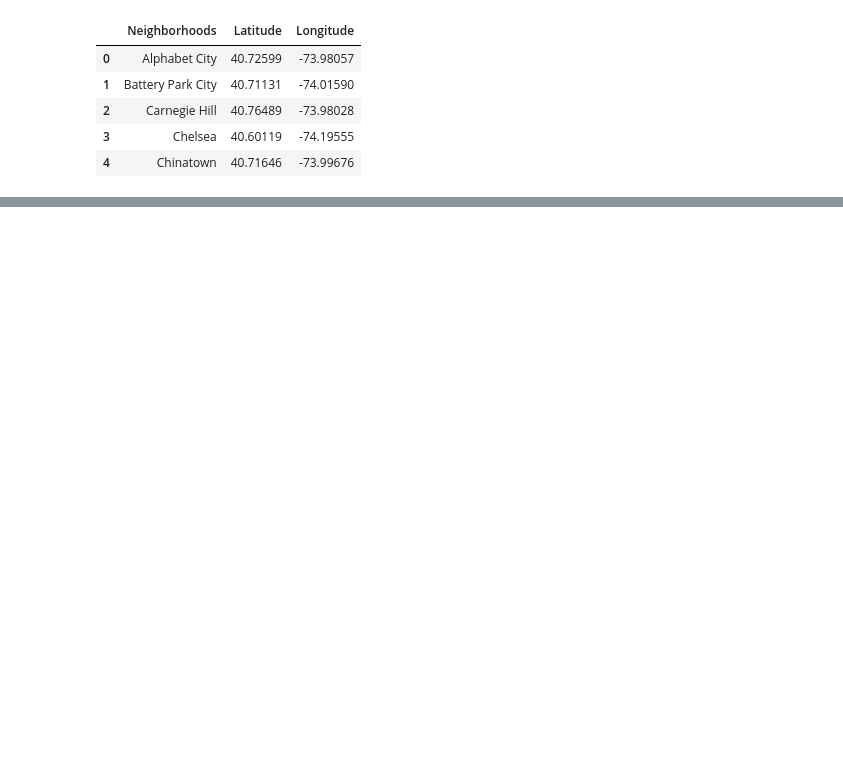
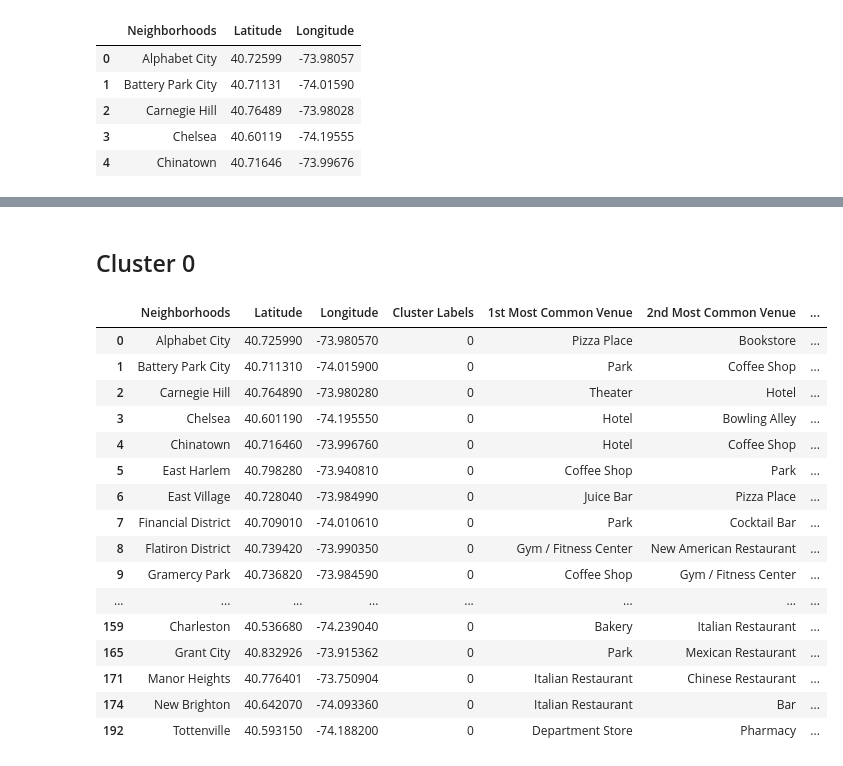
Before and after one commit to MrLuciferM/Coursera_Capstone, a Jupyter notebook: Week5full.ipynb, the cells around one changed output, grey strips where cells are left out. Drawn from its saved outputs; the diff is of its cells as text; code cells hidden in the pictures; blank space fills up the shorter version.

```diff
--- a/Week5full.ipynb
+++ b/Week5full.ipynb
@@ -680,0 +779,22 @@ map_clusters
+# %% [markdown]
+## Cluster 0
+# %%
+nyc_gastronomy.loc[nyc_gastronomy['Cluster Labels'] == 0, nyc_gastronomy.columns]
+# %% [output]
+|  | Neighborhoods | Latitude | Longitude | Cluster Labels | 1st Most Common Venue | 2nd Most Common Venue | ... |
+| 0 | Alphabet City | 40.725990 | -73.980570 | 0 | Pizza Place | Bookstore | ... |
+| 1 | Battery Park City | 40.711310 | -74.015900 | 0 | Park | Coffee Shop | ... |
+| 2 | Carnegie Hill | 40.764890 | -73.980280 | 0 | Theater | Hotel | ... |
+| 3 | Chelsea | 40.601190 | -74.195550 | 0 | Hotel | Bowling Alley | ... |
+| 4 | Chinatown | 40.716460 | -73.996760 | 0 | Hotel | Coffee Shop | ... |
+| 5 | East Harlem | 40.798280 | -73.940810 | 0 | Coffee Shop | Park | ... |
+| 6 | East Village | 40.728040 | -73.984990 | 0 | Juice Bar | Pizza Place | ... |
+| 7 | Financial District | 40.709010 | -74.010610 | 0 | Park | Cocktail Bar | ... |
+| 8 | Flatiron District | 40.739420 | -73.990350 | 0 | Gym / Fitness Center | New American Restaurant | ... |
+| 9 | Gramercy Park | 40.736820 | -73.984590 | 0 | Coffee Shop | Gym / Fitness Center | ... |
+| ... | ... | ... | ... | ... | ... | ... | ... |
+| 159 | Charleston | 40.536680 | -74.239040 | 0 | Bakery | Italian Restaurant | ... |
+| 165 | Grant City | 40.832926 | -73.915362 | 0 | Park | Mexican Restaurant | ... |
+| 171 | Manor Heights | 40.776401 | -73.750904 | 0 | Italian Restaurant | Chinese Restaurant | ... |
+| 174 | New Brighton | 40.642070 | -74.093360 | 0 | Italian Restaurant | Bar | ... |
+| 192 | Tottenville | 40.593150 | -74.188200 | 0 | Department Store | Pharmacy | ... |
```
Also changed, not shown: parts of 36 cells of this notebook.
